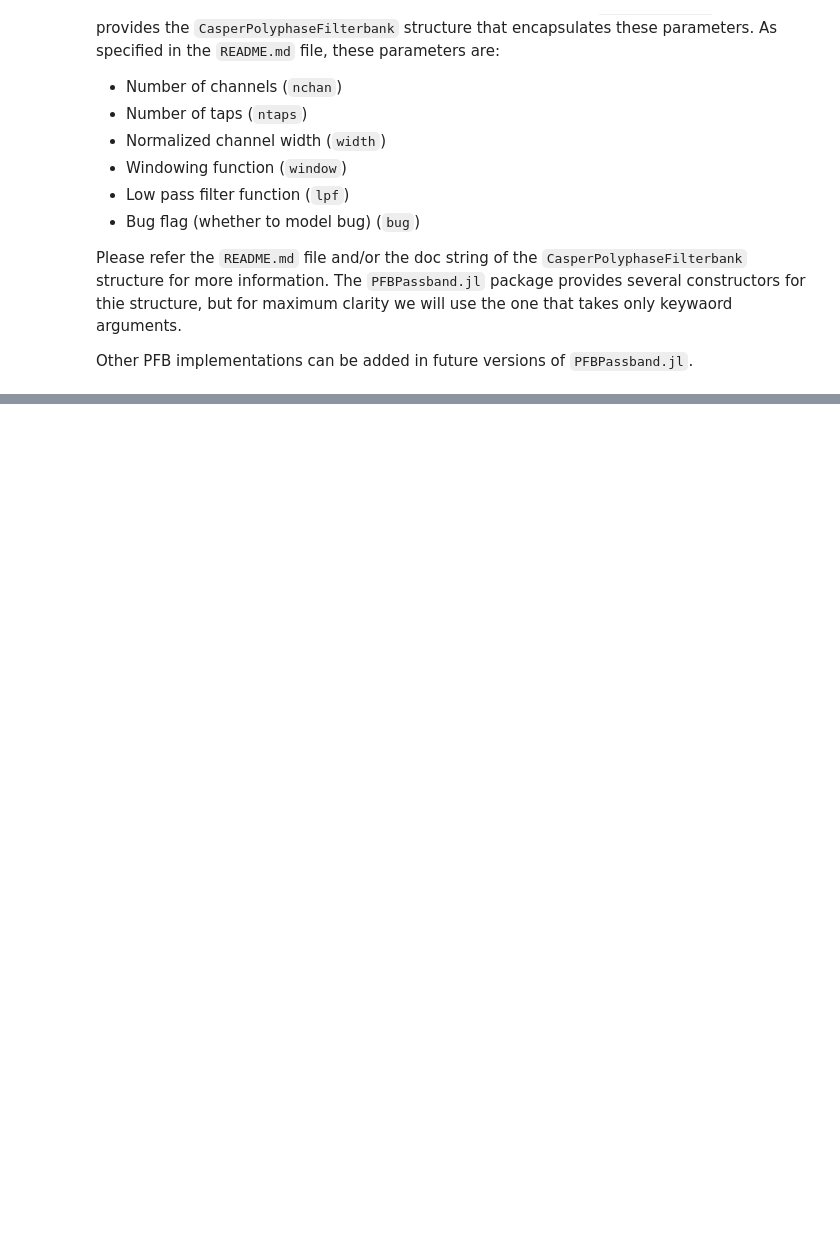
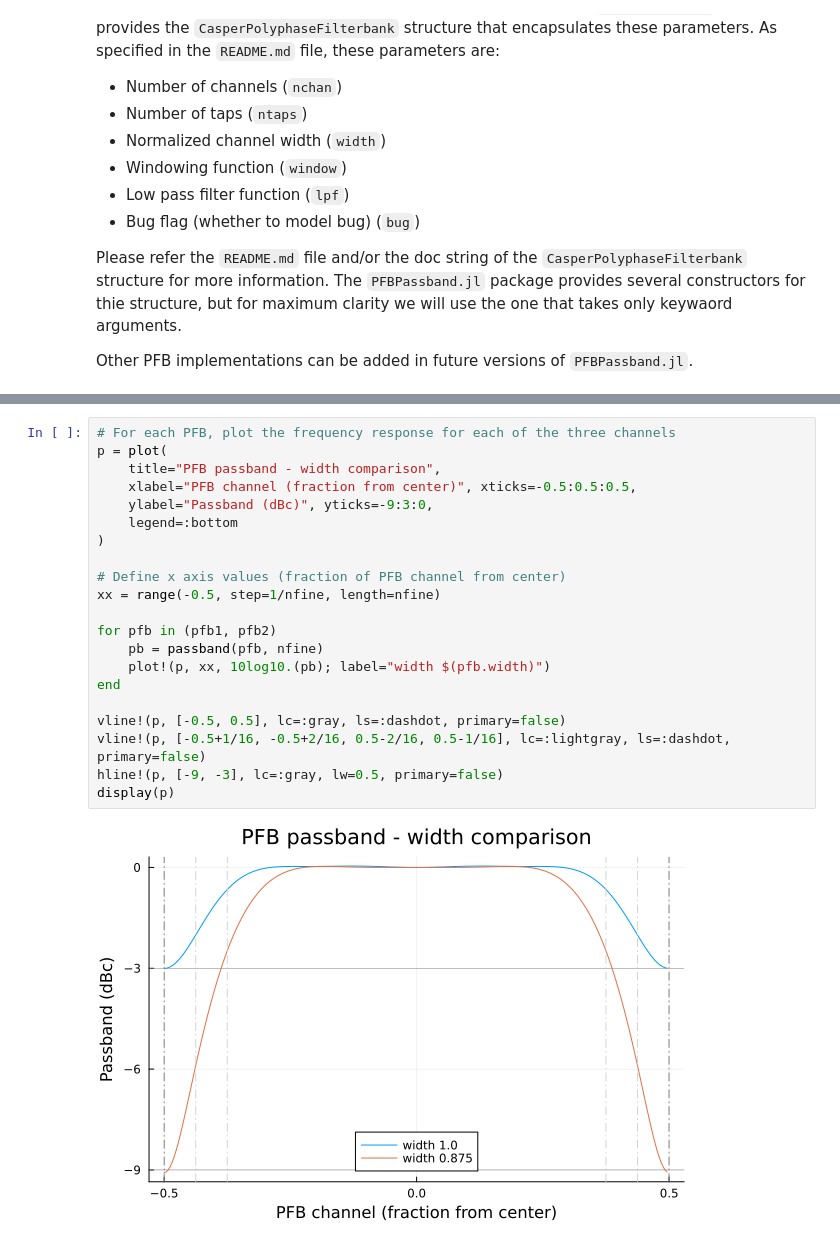
Before and after one commit to david-macmahon/PFBPassband.jl, a Jupyter notebook: notebooks/02_PFBPassband.ipynb, the cells around one changed output, grey strips where cells are left out. Drawn from its saved outputs; the diff is of its cells as text; blank space fills up the shorter version.

```diff
--- a/notebooks/02_PFBPassband.ipynb
+++ b/notebooks/02_PFBPassband.ipynb
@@ -121,0 +152,23 @@ UndefVarError: UndefVarError: `coeffcache` not defined
+# %%
+# For each PFB, plot the frequency response for each of the three channels
+p = plot(
+    title="PFB passband - width comparison",
+    xlabel="PFB channel (fraction from center)", xticks=-0.5:0.5:0.5,
+    ylabel="Passband (dBc)", yticks=-9:3:0,
+    legend=:bottom
+)
+
+# Define x axis values (fraction of PFB channel from center)
+xx = range(-0.5, step=1/nfine, length=nfine)
+
+for pfb in (pfb1, pfb2)
+    pb = passband(pfb, nfine)
+    plot!(p, xx, 10log10.(pb); label="width $(pfb.width)")
+end
+
+vline!(p, [-0.5, 0.5], lc=:gray, ls=:dashdot, primary=false)
+vline!(p, [-0.5+1/16, -0.5+2/16, 0.5-2/16, 0.5-1/16], lc=:lightgray, ls=:dashdot, primary=false)
+hline!(p, [-9, -3], lc=:gray, lw=0.5, primary=false)
+display(p)
+# %% [output]
+[figure, added]
```
Also changed, not shown: parts of 14 cells of this notebook.
